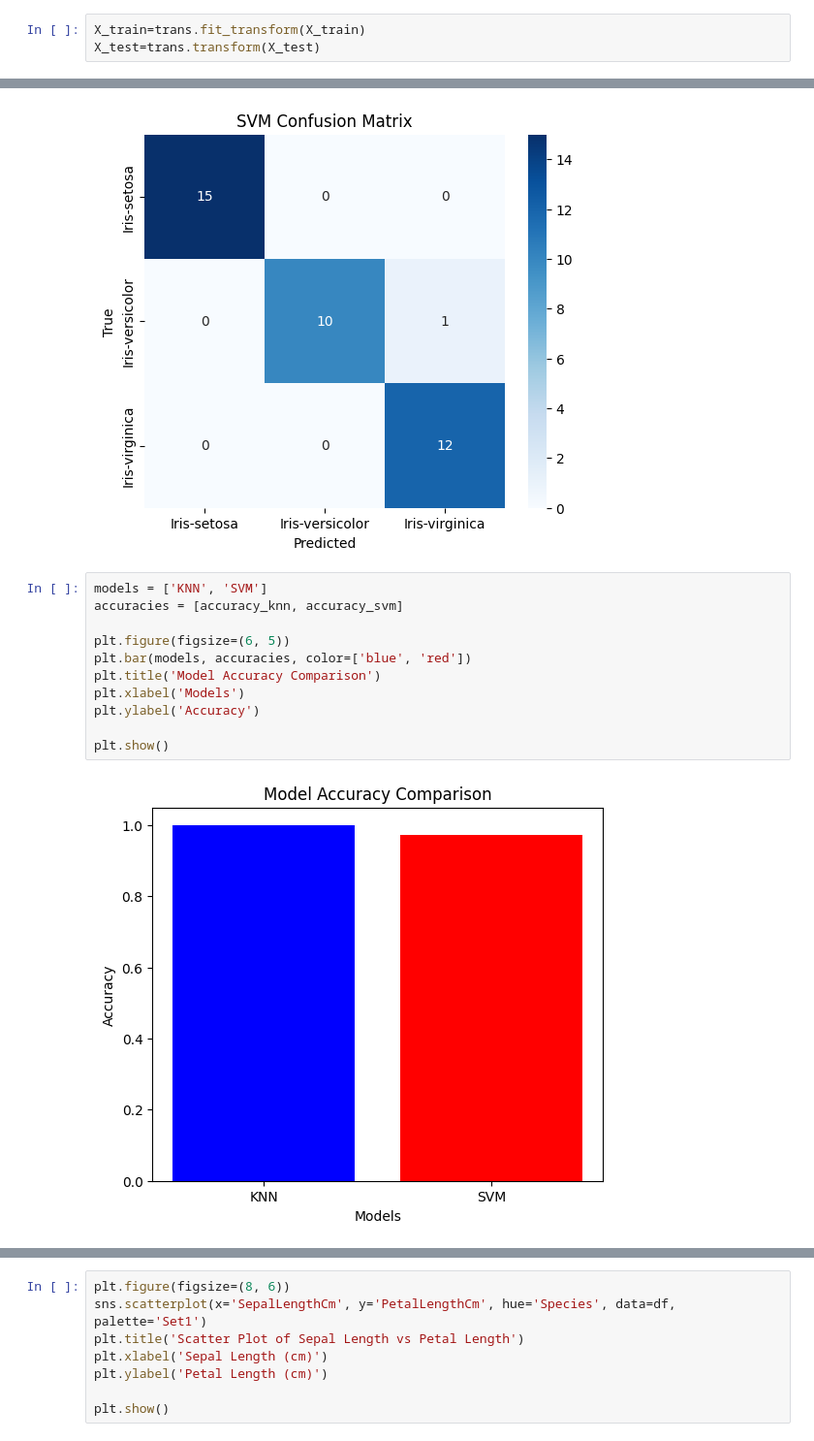
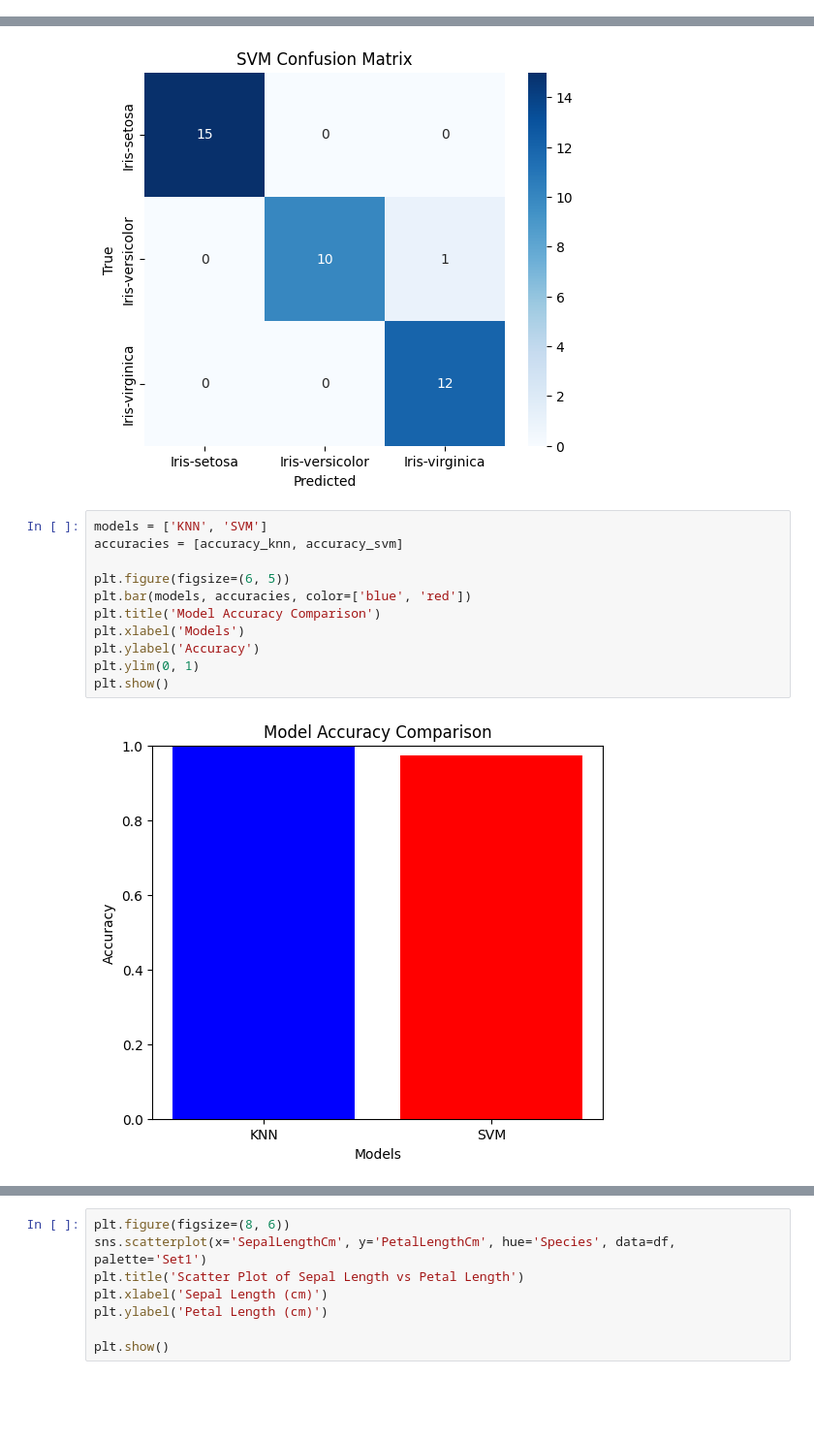
Before and after one commit to Bandr505q/classification, a Jupyter notebook: classfication.ipynb, the cells around one changed output, grey strips where cells are left out. Shown: that part at 97% size. Cells and saved outputs as stored; diff of their text form; blank space fills up the shorter version.

```diff
--- a/classfication.ipynb
+++ b/classfication.ipynb
@@ -172,6 +172,3 @@ X_train, X_test, y_train, y_test = train_test_split(X, y, test_size=0.25, random
 trans = StandardScaler()
 X_train = trans.fit_transform(X_train)
 X_test = trans.transform(X_test)
-# %%
-X_train=trans.fit_transform(X_train)
-X_test=trans.transform(X_test)
@@ -256,14 +304,14 @@ plt.show()
 # %%
 models = ['KNN', 'SVM']
 accuracies = [accuracy_knn, accuracy_svm]
 
 plt.figure(figsize=(6, 5))
 plt.bar(models, accuracies, color=['blue', 'red'])
 plt.title('Model Accuracy Comparison')
 plt.xlabel('Models')
 plt.ylabel('Accuracy')
-
+plt.ylim(0, 1)
 plt.show()
 # %% [output]
-[figure, old version]
+[figure, new version]
 # %%
```
Also changed, not shown: parts of 6 cells of this notebook.
